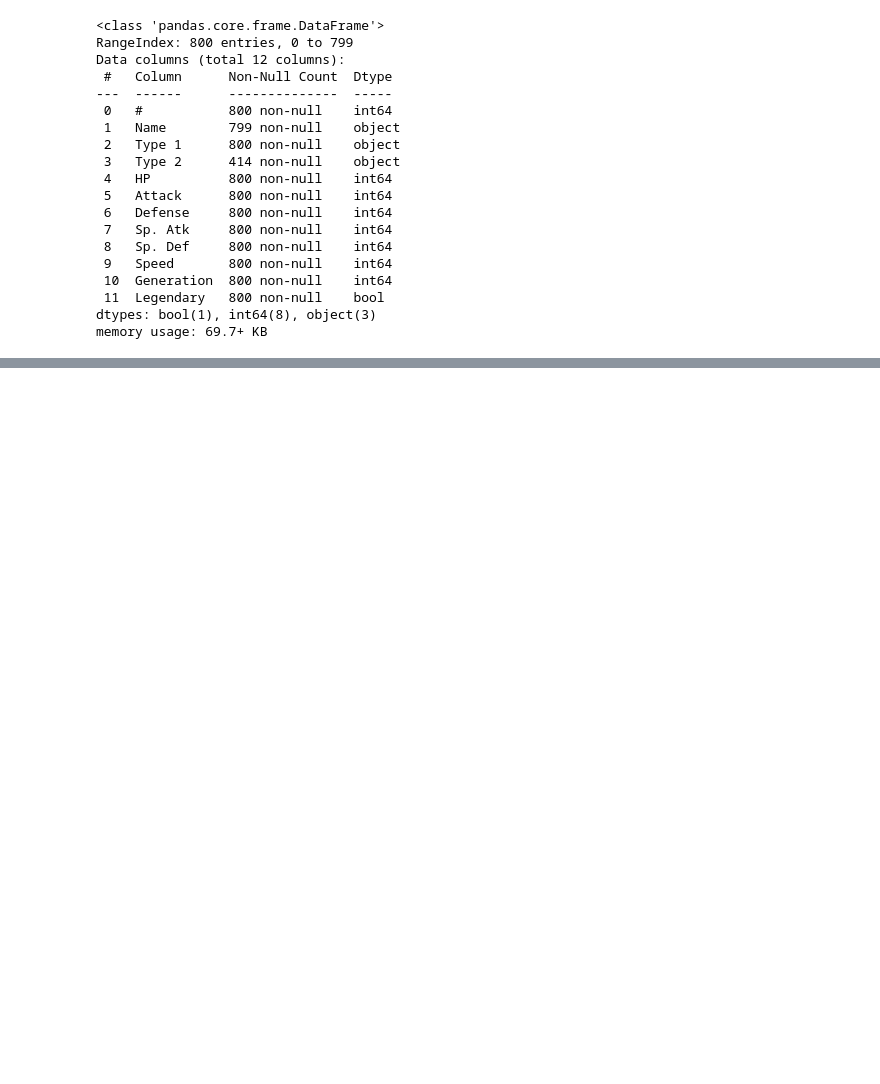
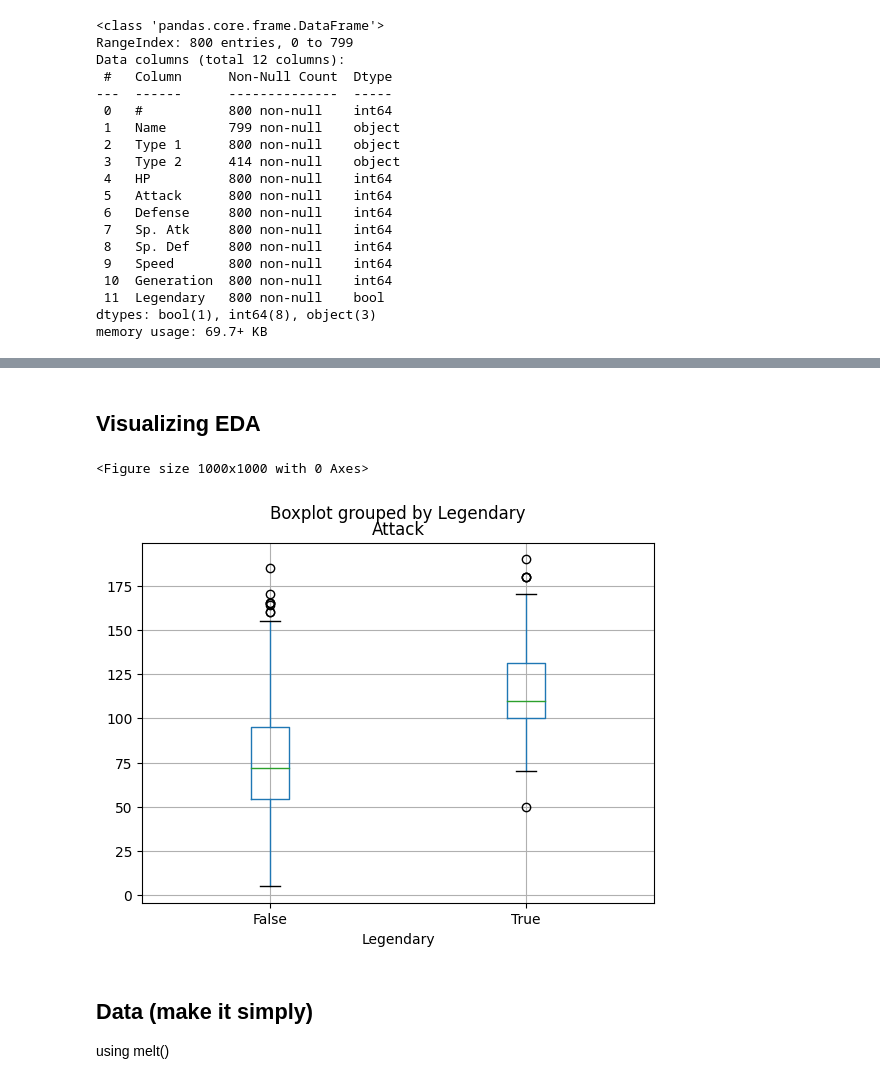
Before and after one commit to gani88/ML-DataScience, a Jupyter notebook: DataScience101.ipynb, the cells around one changed output, grey strips where cells are left out. Cells and saved outputs as stored; diff of their text form; code cells hidden in the pictures; blank space fills up the shorter version.

Commit message:
add to concat data

```diff
--- a/DataScience101.ipynb
+++ b/DataScience101.ipynb
@@ -861,0 +949,22 @@ memory usage: 69.7+ KB
+# %% [markdown]
+## Visualizing EDA
+# %%
+# This compare attack of legendary pokemon and not
+
+# Black line at top is max
+# Blue line at top is 75%
+# Green line is median (50%)
+# Blue line at bottom is 25%
+# Black line at bottom is min
+# There are no outliers
+
+
+plt.figure(figsize=(10, 10))
+data.boxplot(column='Attack', by = 'Legendary')
+plt.show()
+# %% [output]
+<Figure size 1000x1000 with 0 Axes>
+[figure, added]
+# %% [markdown]
+## Data (make it simply)
+using melt()
```
Also changed, not shown: parts of 14 cells of this notebook.
